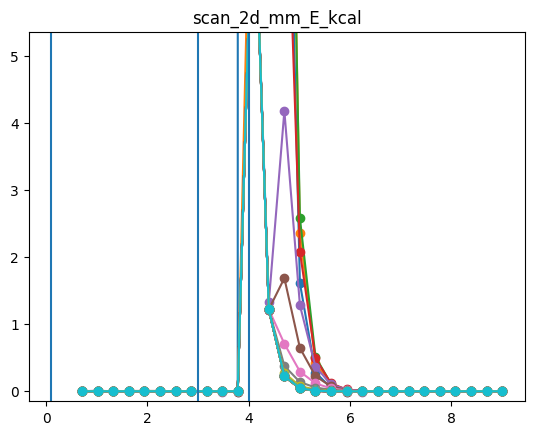
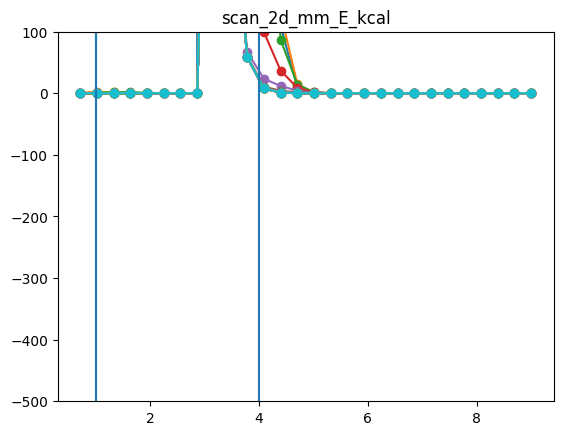
The notebook cell's code change between the first figure and the second:
--- before
+++ after
@@ -9,5 +9,6 @@
     # plt.ylim(data[ekey].flatten()[100:].min(), data[ekey].max())
     # plt.xlim(3)
-    plt.ylim(data[ekey].mean() - data[ekey].std()*0.05, data[ekey].mean() + data[ekey].std()*0.05,)
+    # plt.ylim(data[ekey].mean() - data[ekey].std()*0.05, data[ekey].mean() + data[ekey].std()*0.05,)
     plt.title(ekey)
+    plt.ylim(-500, 100)
     plt.show()

Commit: refactor: update ML/MM handoff documentation and CLI argument descriptions for clarity and consistency